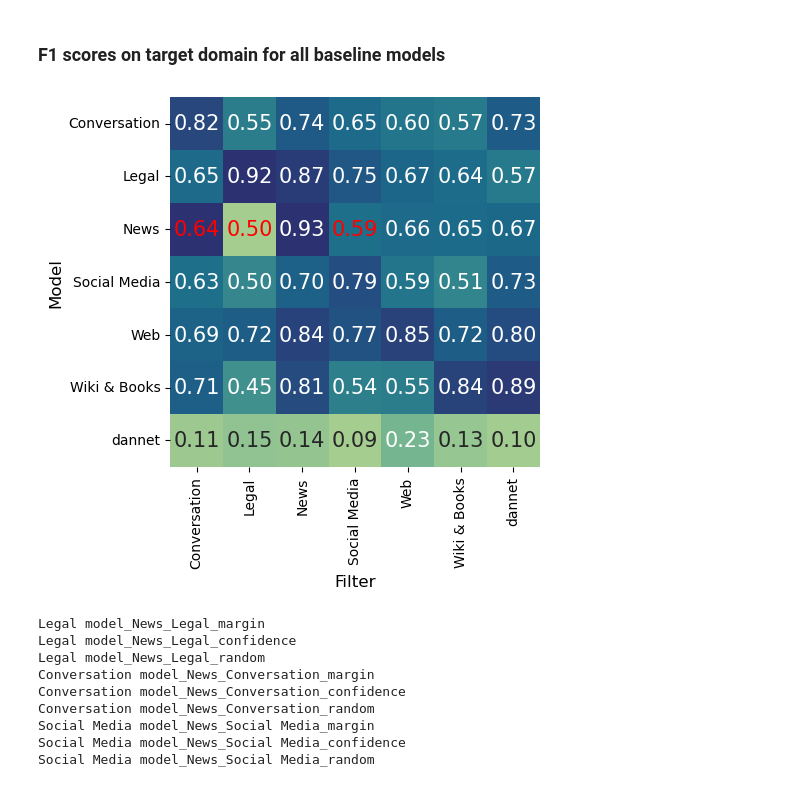
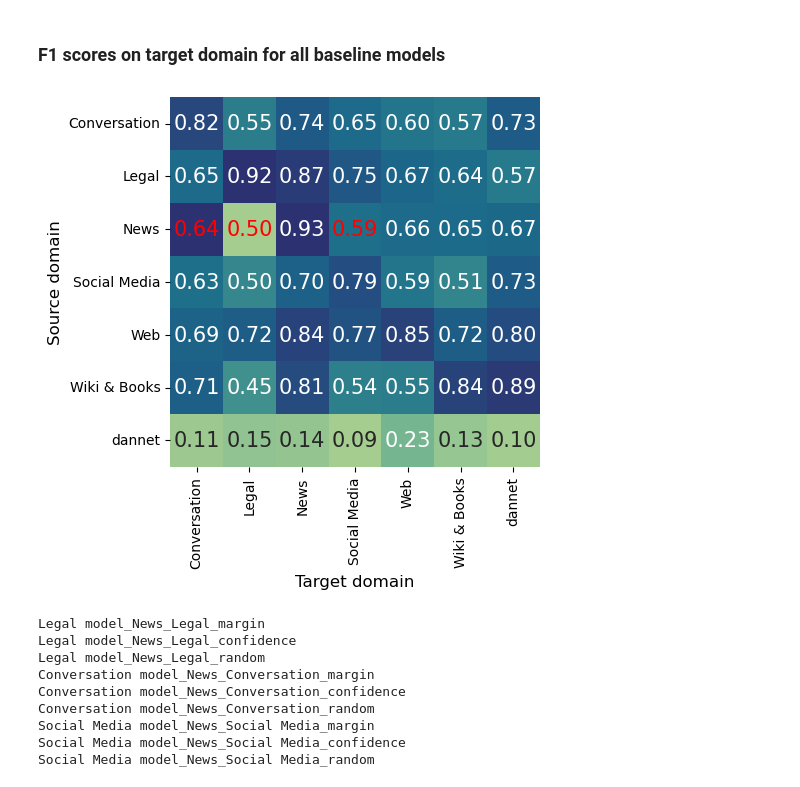
Before and after one commit to krusand/CrossNER-Active-Learning, a Jupyter notebook: spanf1.ipynb, the cells around one changed output. Drawn from its saved outputs; the diff is of its cells as text; code cells hidden in the pictures.

```diff
--- a/spanf1.ipynb
+++ b/spanf1.ipynb
@@ -87,34 +85,36 @@ sns.heatmap(df,
             fmt='.2f',
             cmap=sns.color_palette("crest", as_cmap=True),
             ax=ax,
             annot_kws={"fontsize": 15},
             cbar=False,
             mask=mask,
             square=True)
 
 # Define a custom annotation function to apply red color to the masked cells
 def annotate_red(x):
     if x == '':
         return {'color': 'red', 'fontsize': 15}
     else:
         return {'fontsize': 15}
 
 # Apply the custom annotation function directly to annot_kws
 sns.heatmap(df,
             annot=True,
             fmt='.2f',
             cmap='crest',
             ax=ax,
             annot_kws=annotate_red(''),  # Pass the desired dictionary directly
             cbar=False,
             mask=np.logical_not(mask),
             square=True)
 
 ax.xaxis.label.set_size(12)
 ax.yaxis.label.set_size(12)
+plt.xlabel('Target domain')
+plt.ylabel('Source domain')
 plt.show()
 # %% [output]
-[figure, old version]
+[figure, new version]
 # %%
 import pickle
 
```
Also changed, not shown: parts of 3 cells of this notebook, 5 other files.
